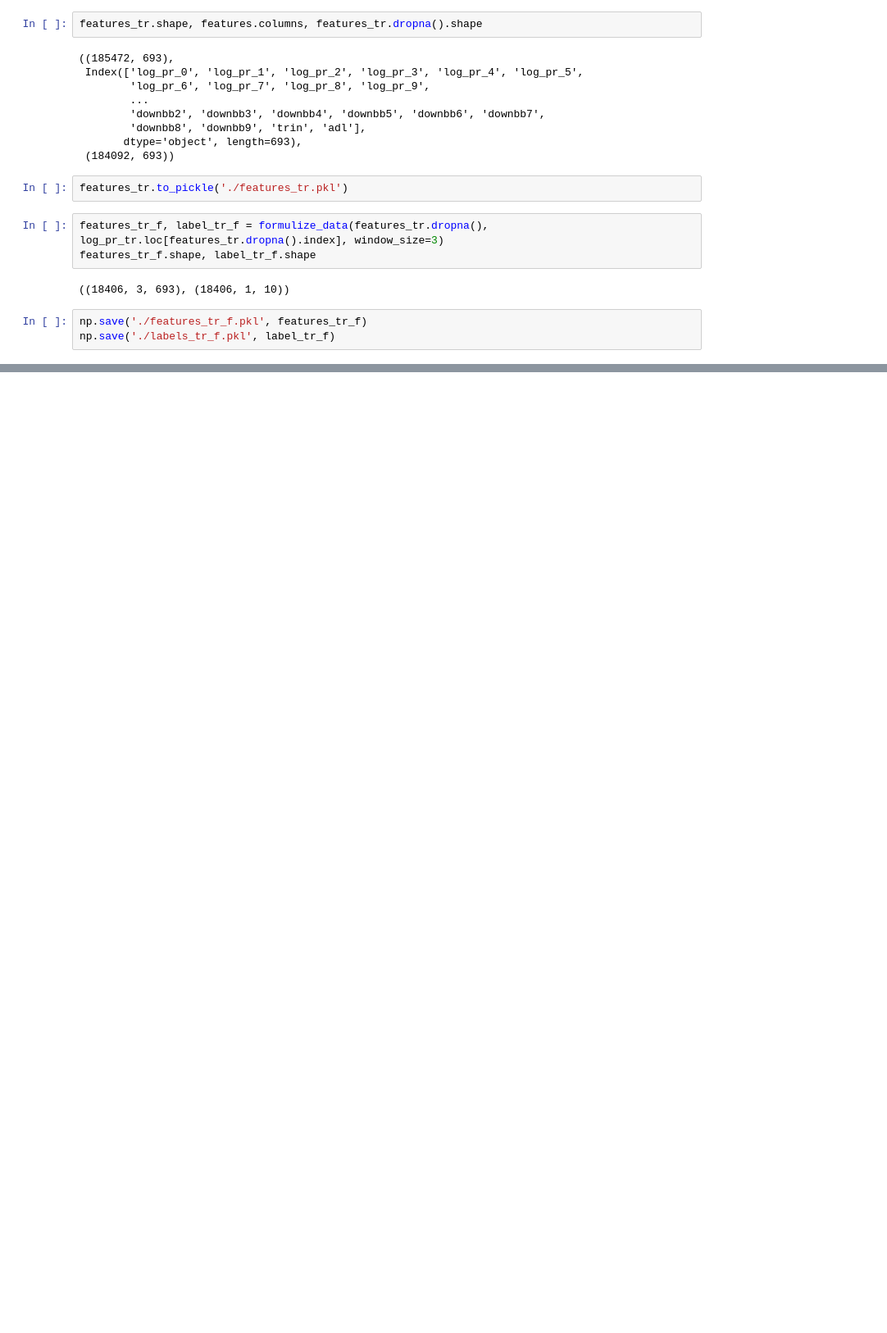
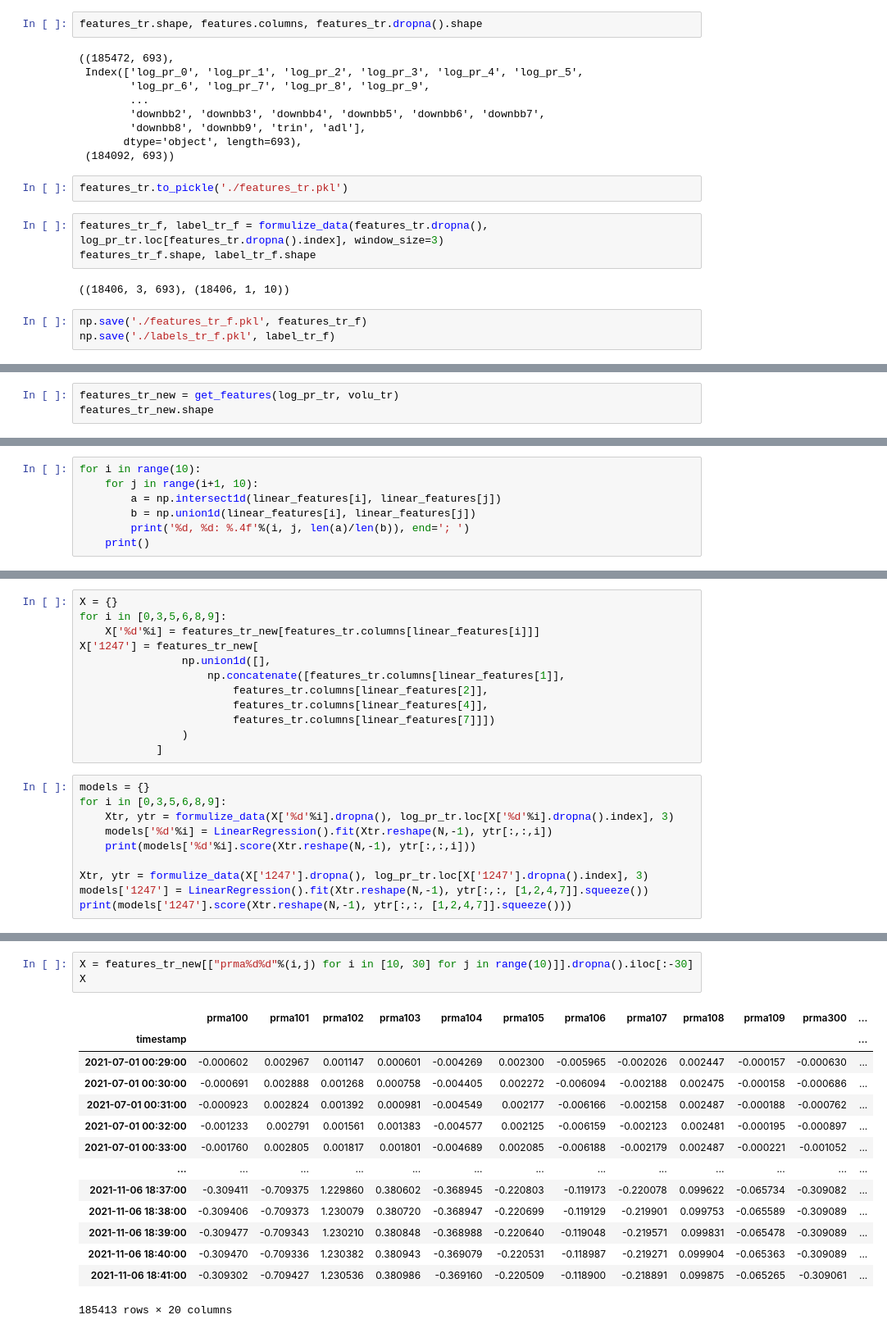
Before and after one commit to ziyuan-h/stats601-project, a Jupyter notebook: data_generator.ipynb, the cells around one changed output, grey strips where cells are left out. Shown at 82% size. Cells and saved outputs as stored; diff of their text form; blank space fills up the shorter version.

```diff
--- a/data_generator.ipynb
+++ b/data_generator.ipynb
@@ -295,0 +638,3 @@ KeyError: -1
+# %%
+features_tr_new = get_features(log_pr_tr, volu_tr)
+features_tr_new.shape
@@ -295,0 +775,7 @@ KeyError: -1
+# %%
+for i in range(10):
+    for j in range(i+1, 10):
+        a = np.intersect1d(linear_features[i], linear_features[j])
+        b = np.union1d(linear_features[i], linear_features[j])
+        print('%d, %d: %.4f'%(i, j, len(a)/len(b)), end='; ')
+    print()
@@ -295,0 +794,22 @@ KeyError: -1
+# %%
+X = {}
+for i in [0,3,5,6,8,9]:
+    X['%d'%i] = features_tr_new[features_tr.columns[linear_features[i]]]
+X['1247'] = features_tr_new[
+                np.union1d([],
+                    np.concatenate([features_tr.columns[linear_features[1]],
+                        features_tr.columns[linear_features[2]],
+                        features_tr.columns[linear_features[4]],
+                        features_tr.columns[linear_features[7]]])
+                )
+            ]
+# %%
+models = {}
+for i in [0,3,5,6,8,9]:
+    Xtr, ytr = formulize_data(X['%d'%i].dropna(), log_pr_tr.loc[X['%d'%i].dropna().index], 3)
+    models['%d'%i] = LinearRegression().fit(Xtr.reshape(N,-1), ytr[:,:,i])
+    print(models['%d'%i].score(Xtr.reshape(N,-1), ytr[:,:,i]))
+
+Xtr, ytr = formulize_data(X['1247'].dropna(), log_pr_tr.loc[X['1247'].dropna().index], 3)
+models['1247'] = LinearRegression().fit(Xtr.reshape(N,-1), ytr[:,:, [1,2,4,7]].squeeze())
+print(models['1247'].score(Xtr.reshape(N,-1), ytr[:,:, [1,2,4,7]].squeeze()))
@@ -295,0 +913,18 @@ KeyError: -1
+# %%
+X = features_tr_new[["prma%d%d"%(i,j) for i in [10, 30] for j in range(10)]].dropna().iloc[:-30]
+X
+# %% [output]
+|  | prma100 | prma101 | prma102 | prma103 | prma104 | prma105 | prma106 | prma107 | prma108 | prma109 | prma300 | ... |
+| timestamp |  |  |  |  |  |  |  |  |  |  |  | ... |
+| 2021-07-01 00:29:00 | -0.000602 | 0.002967 | 0.001147 | 0.000601 | -0.004269 | 0.002300 | -0.005965 | -0.002026 | 0.002447 | -0.000157 | -0.000630 | ... |
+| 2021-07-01 00:30:00 | -0.000691 | 0.002888 | 0.001268 | 0.000758 | -0.004405 | 0.002272 | -0.006094 | -0.002188 | 0.002475 | -0.000158 | -0.000686 | ... |
+| 2021-07-01 00:31:00 | -0.000923 | 0.002824 | 0.001392 | 0.000981 | -0.004549 | 0.002177 | -0.006166 | -0.002158 | 0.002487 | -0.000188 | -0.000762 | ... |
+| 2021-07-01 00:32:00 | -0.001233 | 0.002791 | 0.001561 | 0.001383 | -0.004577 | 0.002125 | -0.006159 | -0.002123 | 0.002481 | -0.000195 | -0.000897 | ... |
+| 2021-07-01 00:33:00 | -0.001760 | 0.002805 | 0.001817 | 0.001801 | -0.004689 | 0.002085 | -0.006188 | -0.002179 | 0.002487 | -0.000221 | -0.001052 | ... |
+| ... | ... | ... | ... | ... | ... | ... | ... | ... | ... | ... | ... | ... |
+| 2021-11-06 18:37:00 | -0.309411 | -0.709375 | 1.229860 | 0.380602 | -0.368945 | -0.220803 | -0.119173 | -0.220078 | 0.099622 | -0.065734 | -0.309082 | ... |
+| 2021-11-06 18:38:00 | -0.309406 | -0.709373 | 1.230079 | 0.380720 | -0.368947 | -0.220699 | -0.119129 | -0.219901 | 0.099753 | -0.065589 | -0.309089 | ... |
+| 2021-11-06 18:39:00 | -0.309477 | -0.709343 | 1.230210 | 0.380848 | -0.368988 | -0.220640 | -0.119048 | -0.219571 | 0.099831 | -0.065478 | -0.309089 | ... |
+| 2021-11-06 18:40:00 | -0.309470 | -0.709336 | 1.230382 | 0.380943 | -0.369079 | -0.220531 | -0.118987 | -0.219271 | 0.099904 | -0.065363 | -0.309089 | ... |
+| 2021-11-06 18:41:00 | -0.309302 | -0.709427 | 1.230536 | 0.380986 | -0.369160 | -0.220509 | -0.118900 | -0.218891 | 0.099875 | -0.065265 | -0.309061 | ... |
+185413 rows × 20 columns
```
Also changed, not shown: parts of 51 cells of this notebook, 3 other files.
